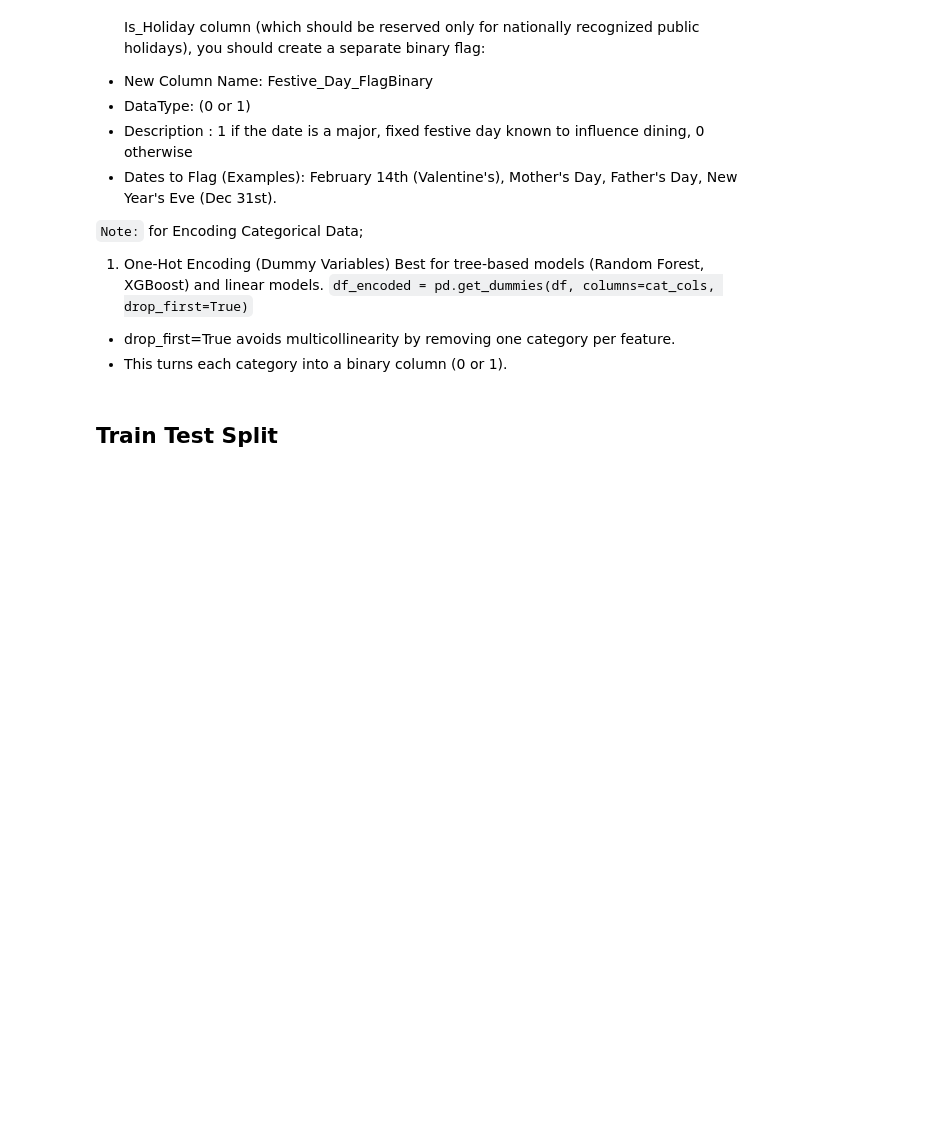
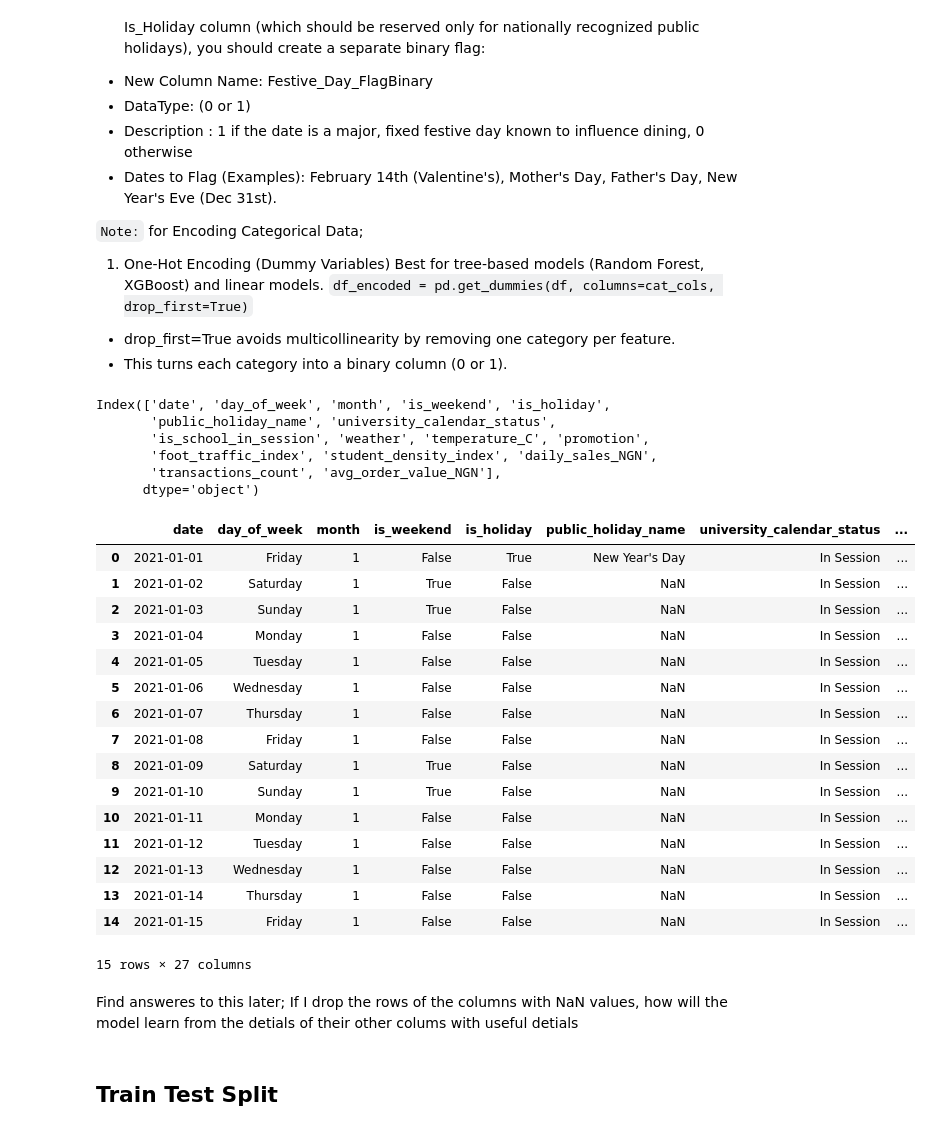
Before and after one commit to Olamilekanvic/Pizza-Sales-Prediction, a Jupyter notebook: daily_pizza_sales_prediction.ipynb, the cells around one changed output. Drawn from its saved outputs; the diff is of its cells as text; code cells hidden in the pictures; blank space fills up the shorter version.

Commit message:
1st Feature engineering Commit

```diff
--- a/daily_pizza_sales_prediction.ipynb
+++ b/daily_pizza_sales_prediction.ipynb
@@ -296,3 +296,57 @@ Best for tree-based models (Random Forest, XGBoost) and linear models.
 
 - drop_first=True avoids multicollinearity by removing one category per feature.
 - This turns each category into a binary column (0 or 1).
+# %%
+print(df.columns)
+# %% [output]
+Index(['date', 'day_of_week', 'month', 'is_weekend', 'is_holiday',
+       'public_holiday_name', 'university_calendar_status',
+       'is_school_in_session', 'weather', 'temperature_C', 'promotion',
+       'foot_traffic_index', 'student_density_index', 'daily_sales_NGN',
+       'transactions_count', 'avg_order_value_NGN'],
+      dtype='object')
+# %%
+#Feature Engineering #Lag Features
+# Sales lags
+df['sales_lag_1'] = df['daily_sales_NGN'].shift(1)
+df['sales_lag_7'] = df['daily_sales_NGN'].shift(7)
+df['sales_lag_30'] = df['daily_sales_NGN'].shift(30)
+
+# Foot traffic lags
+df['traffic_lag_1'] = df['foot_traffic_index'].shift(1)
+df['traffic_lag_7'] = df['foot_traffic_index'].shift(7)
+
+# Transactions lags
+df['transactions_lag_1'] = df['transactions_count'].shift(1)
+df['transactions_lag_7'] = df['transactions_count'].shift(7)
+# %%
+#Rolling averages; helps the model understand recent trends and smooth out daily noise.
+
+# Rolling averages for sales
+df['sales_7d_avg'] = df['daily_sales_NGN'].rolling(window=7).mean()
+df['sales_30d_avg'] = df['daily_sales_NGN'].rolling(window=30).mean()
+
+# Rolling averages for foot traffic and transactions
+df['traffic_7d_avg'] = df['foot_traffic_index'].rolling(window=7).mean()
+df['transactions_7d_avg'] = df['transactions_count'].rolling(window=7).mean()
+df.head(15)
+# %% [output]
+|  | date | day_of_week | month | is_weekend | is_holiday | public_holiday_name | university_calendar_status | ... |
+| 0 | 2021-01-01 | Friday | 1 | False | True | New Year's Day | In Session | ... |
+| 1 | 2021-01-02 | Saturday | 1 | True | False | NaN | In Session | ... |
+| 2 | 2021-01-03 | Sunday | 1 | True | False | NaN | In Session | ... |
+| 3 | 2021-01-04 | Monday | 1 | False | False | NaN | In Session | ... |
+| 4 | 2021-01-05 | Tuesday | 1 | False | False | NaN | In Session | ... |
+| 5 | 2021-01-06 | Wednesday | 1 | False | False | NaN | In Session | ... |
+| 6 | 2021-01-07 | Thursday | 1 | False | False | NaN | In Session | ... |
+| 7 | 2021-01-08 | Friday | 1 | False | False | NaN | In Session | ... |
+| 8 | 2021-01-09 | Saturday | 1 | True | False | NaN | In Session | ... |
+| 9 | 2021-01-10 | Sunday | 1 | True | False | NaN | In Session | ... |
+| 10 | 2021-01-11 | Monday | 1 | False | False | NaN | In Session | ... |
+| 11 | 2021-01-12 | Tuesday | 1 | False | False | NaN | In Session | ... |
+| 12 | 2021-01-13 | Wednesday | 1 | False | False | NaN | In Session | ... |
+| 13 | 2021-01-14 | Thursday | 1 | False | False | NaN | In Session | ... |
+| 14 | 2021-01-15 | Friday | 1 | False | False | NaN | In Session | ... |
+15 rows × 27 columns
+# %% [markdown]
+Find answeres to this later;  If I drop the rows of the columns with NaN values, how will the model learn from the detials of their other colums with useful detials
```
Also changed, not shown: parts of 6 cells of this notebook.
